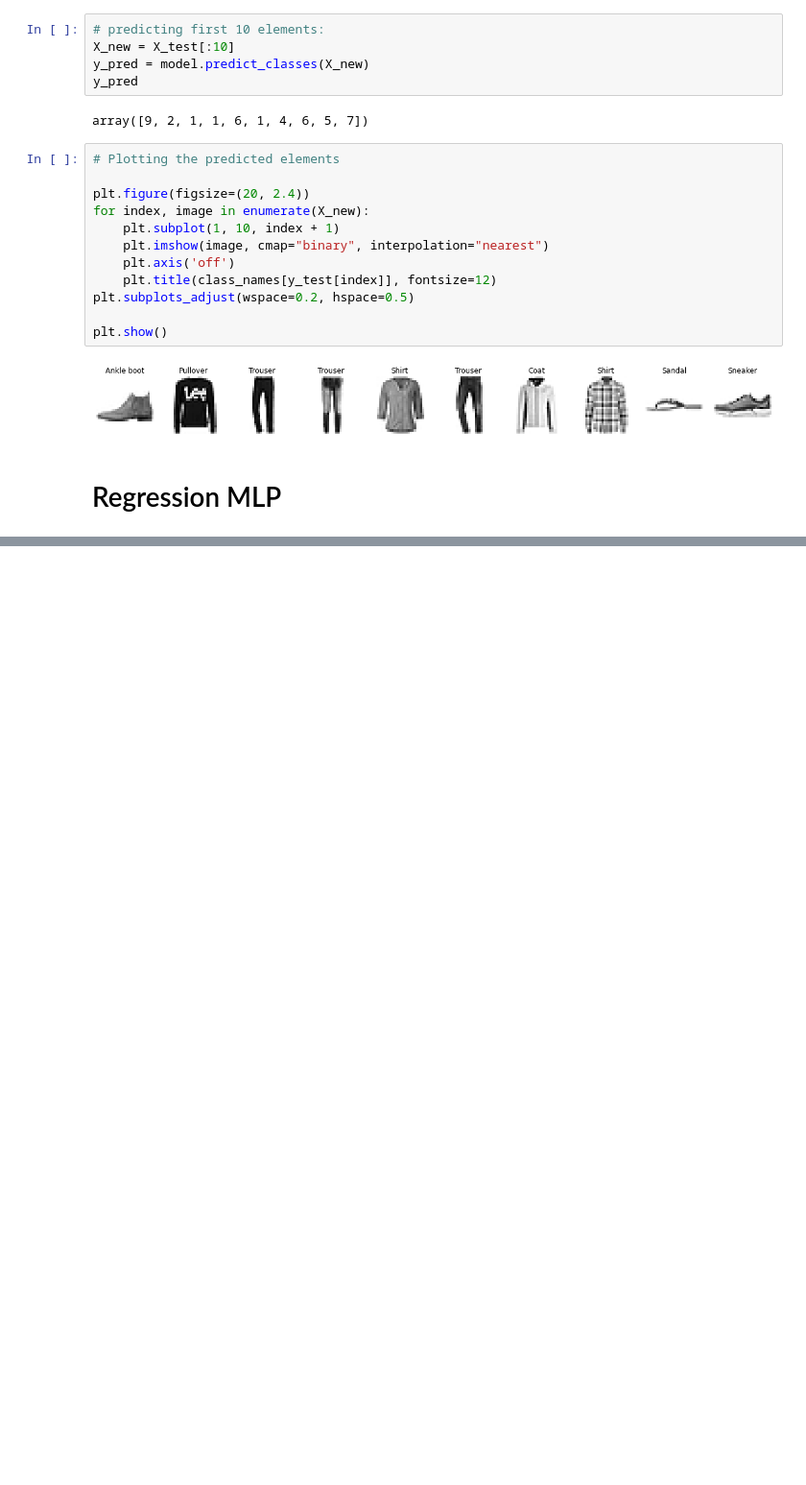
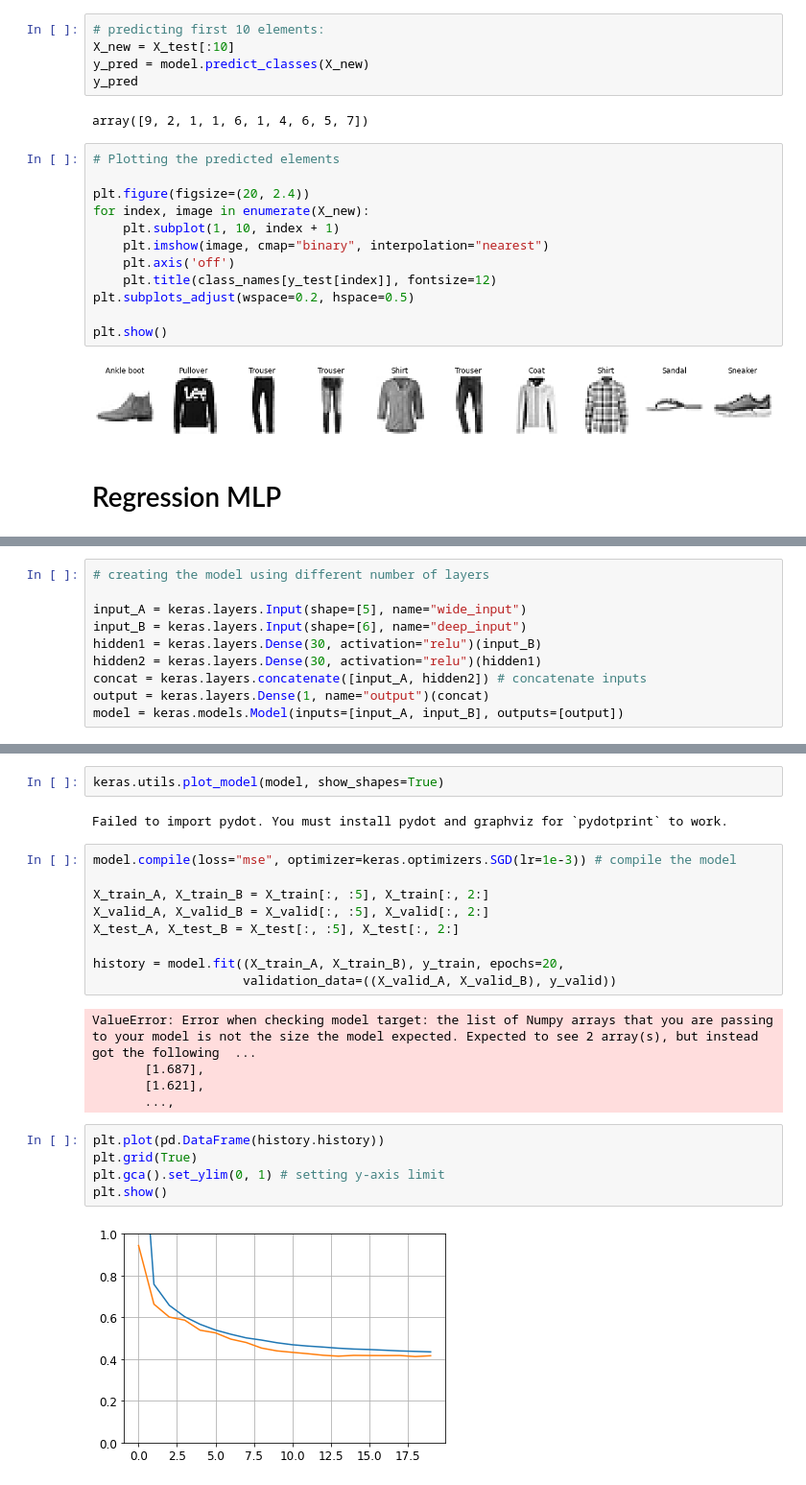
Before and after one commit to nicodom/ml_projects, a Jupyter notebook: deep_neural_networks/introduction_to_ann_with_keras.ipynb, the cells around one changed output, grey strips where cells are left out. Shown at 96% size. Saved outputs shown, nothing was run; the diff lists cells and outputs as text; blank space fills up the shorter version.

```diff
--- a/deep_neural_networks/introduction_to_ann_with_keras.ipynb
+++ b/deep_neural_networks/introduction_to_ann_with_keras.ipynb
@@ -577,0 +785,10 @@ plt.show()
+# %%
+# creating the model using different number of layers
+
+input_A = keras.layers.Input(shape=[5], name="wide_input")
+input_B = keras.layers.Input(shape=[6], name="deep_input")
+hidden1 = keras.layers.Dense(30, activation="relu")(input_B)
+hidden2 = keras.layers.Dense(30, activation="relu")(hidden1)
+concat = keras.layers.concatenate([input_A, hidden2]) # concatenate inputs
+output = keras.layers.Dense(1, name="output")(concat)
+model = keras.models.Model(inputs=[input_A, input_B], outputs=[output])
@@ -577,0 +815,25 @@ plt.show()
+# %%
+keras.utils.plot_model(model, show_shapes=True)
+# %% [output]
+Failed to import pydot. You must install pydot and graphviz for `pydotprint` to work.
+# %%
+model.compile(loss="mse", optimizer=keras.optimizers.SGD(lr=1e-3)) # compile the model
+
+X_train_A, X_train_B = X_train[:, :5], X_train[:, 2:]
+X_valid_A, X_valid_B = X_valid[:, :5], X_valid[:, 2:]
+X_test_A, X_test_B = X_test[:, :5], X_test[:, 2:]
+
+history = model.fit((X_train_A, X_train_B), y_train, epochs=20,
+                    validation_data=((X_valid_A, X_valid_B), y_valid))
+# %% [output]
+ValueError: Error when checking model target: the list of Numpy arrays that you are passing to your model is not the size the model expected. Expected to see 2 array(s), but instead got the following  ...
+       [1.687],
+       [1.621],
+       ...,
+# %%
+plt.plot(pd.DataFrame(history.history))
+plt.grid(True)
+plt.gca().set_ylim(0, 1) # setting y-axis limit
+plt.show()
+# %% [output]
+[figure, added]
```
Also changed, not shown: parts of 49 cells of this notebook.
